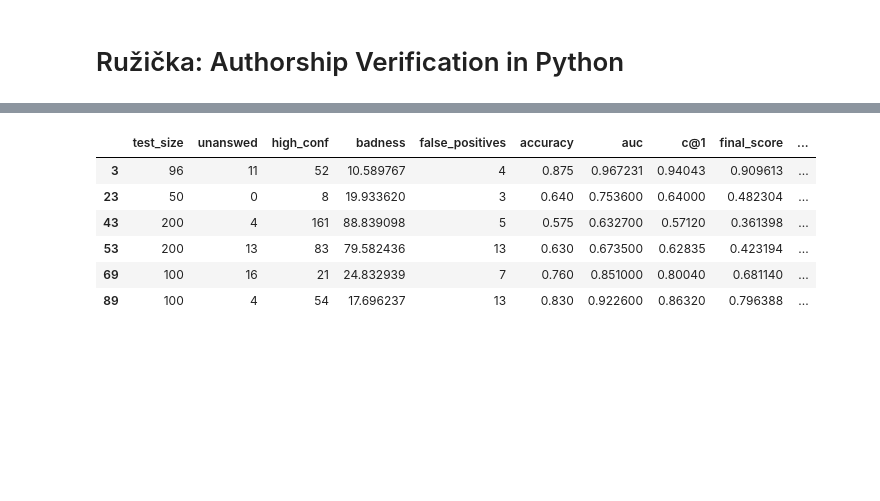
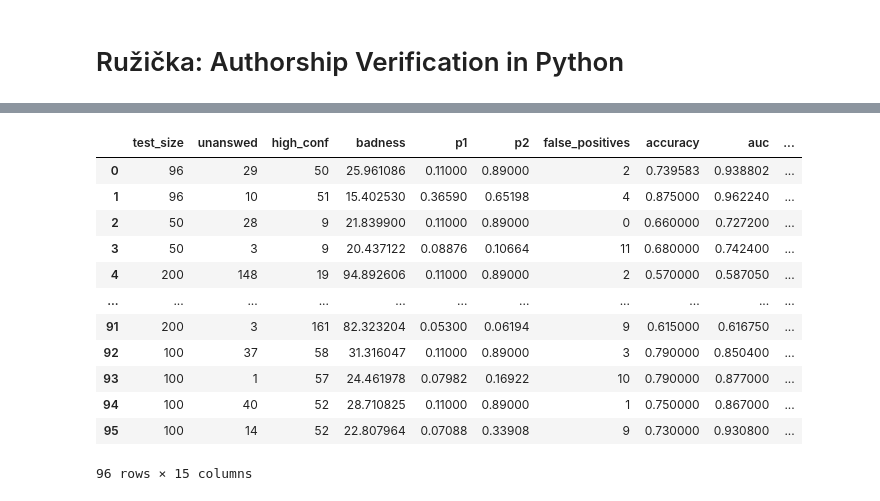
Before and after one commit to bnagy/ruzicka, a Jupyter notebook: code/bdi_test.ipynb, the cells around one changed output, grey strips where cells are left out. Cells and saved outputs as stored; diff of their text form; code cells hidden in the pictures; blank space fills up the shorter version.

```diff
--- a/code/bdi_test.ipynb
+++ b/code/bdi_test.ipynb
@@ -727,11 +307,18 @@ df[df.classif.str.contains("BDI")].sort_values(
-# %%
-df.loc[df.groupby("corpus")["final_score"].idxmax()]
-# %% [output]
-|  | test_size | unanswed | high_conf | badness | false_positives | accuracy | auc | c@1 | final_score | ... |
-| 3 | 96 | 11 | 52 | 10.589767 | 4 | 0.875 | 0.967231 | 0.94043 | 0.909613 | ... |
-| 23 | 50 | 0 | 8 | 19.933620 | 3 | 0.640 | 0.753600 | 0.64000 | 0.482304 | ... |
-| 43 | 200 | 4 | 161 | 88.839098 | 5 | 0.575 | 0.632700 | 0.57120 | 0.361398 | ... |
-| 53 | 200 | 13 | 83 | 79.582436 | 13 | 0.630 | 0.673500 | 0.62835 | 0.423194 | ... |
-| 69 | 100 | 16 | 21 | 24.832939 | 7 | 0.760 | 0.851000 | 0.80040 | 0.681140 | ... |
-| 89 | 100 | 4 | 54 | 17.696237 | 13 | 0.830 | 0.922600 | 0.86320 | 0.796388 | ... |
+# %%
+df = pd.read_csv("bdi_evaluation_newshifter2.csv", index_col=0)
+df
+# %% [output]
+|  | test_size | unanswed | high_conf | badness | p1 | p2 | false_positives | accuracy | auc | ... |
+| 0 | 96 | 29 | 50 | 25.961086 | 0.11000 | 0.89000 | 2 | 0.739583 | 0.938802 | ... |
+| 1 | 96 | 10 | 51 | 15.402530 | 0.36590 | 0.65198 | 4 | 0.875000 | 0.962240 | ... |
+| 2 | 50 | 28 | 9 | 21.839900 | 0.11000 | 0.89000 | 0 | 0.660000 | 0.727200 | ... |
+| 3 | 50 | 3 | 9 | 20.437122 | 0.08876 | 0.10664 | 11 | 0.680000 | 0.742400 | ... |
+| 4 | 200 | 148 | 19 | 94.892606 | 0.11000 | 0.89000 | 2 | 0.570000 | 0.587050 | ... |
+| ... | ... | ... | ... | ... | ... | ... | ... | ... | ... | ... |
+| 91 | 200 | 3 | 161 | 82.323204 | 0.05300 | 0.06194 | 9 | 0.615000 | 0.616750 | ... |
+| 92 | 100 | 37 | 58 | 31.316047 | 0.11000 | 0.89000 | 3 | 0.790000 | 0.850400 | ... |
+| 93 | 100 | 1 | 57 | 24.461978 | 0.07982 | 0.16922 | 10 | 0.790000 | 0.877000 | ... |
+| 94 | 100 | 40 | 52 | 28.710825 | 0.11000 | 0.89000 | 1 | 0.750000 | 0.867000 | ... |
+| 95 | 100 | 14 | 52 | 22.807964 | 0.07088 | 0.33908 | 9 | 0.730000 | 0.930800 | ... |
+96 rows × 15 columns
 # %%
```
Also changed, not shown: parts of 89 cells of this notebook, 2 other files.
